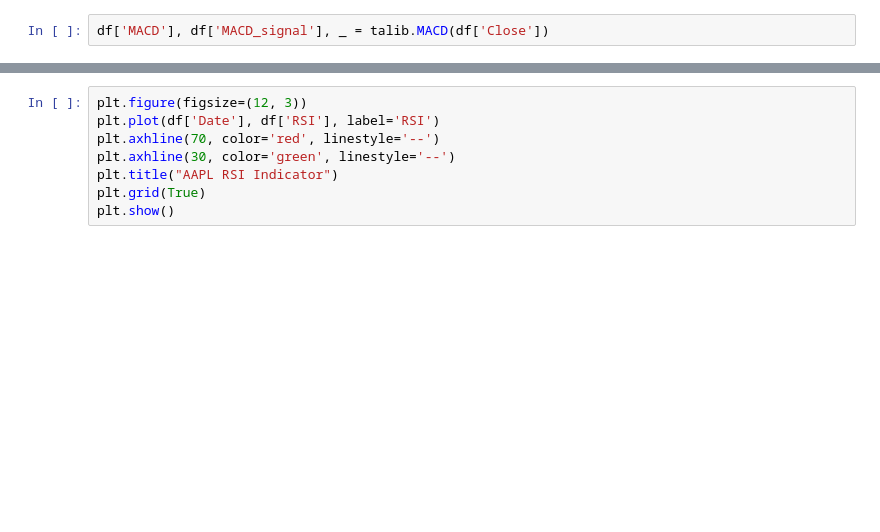
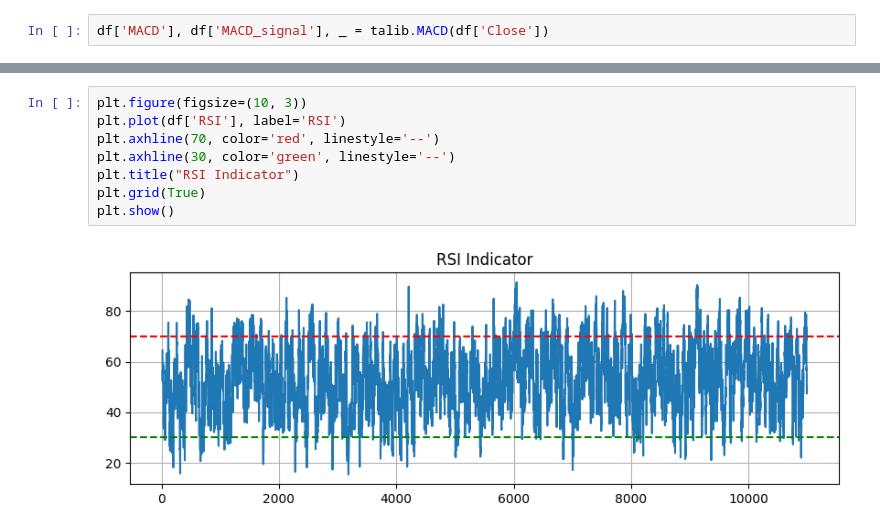
Before and after one commit to kirubhel/Financial-Prediction-Analytics, a Jupyter notebook: notebooks/quant_analysis_task2.ipynb, the cells around one changed output, grey strips where cells are left out. Saved outputs shown, nothing was run; the diff lists cells and outputs as text; blank space fills up the shorter version.

```diff
--- a/notebooks/quant_analysis_task2.ipynb
+++ b/notebooks/quant_analysis_task2.ipynb
@@ -30,9 +28,11 @@ plt.show()
 # %%
-plt.figure(figsize=(12, 3))
-plt.plot(df['Date'], df['RSI'], label='RSI')
+plt.figure(figsize=(10, 3))
+plt.plot(df['RSI'], label='RSI')
 plt.axhline(70, color='red', linestyle='--')
 plt.axhline(30, color='green', linestyle='--')
-plt.title("AAPL RSI Indicator")
+plt.title("RSI Indicator")
 plt.grid(True)
 plt.show()
+# %% [output]
+[figure, added]
 # %%
```
Also changed, not shown: parts of 5 cells of this notebook.
